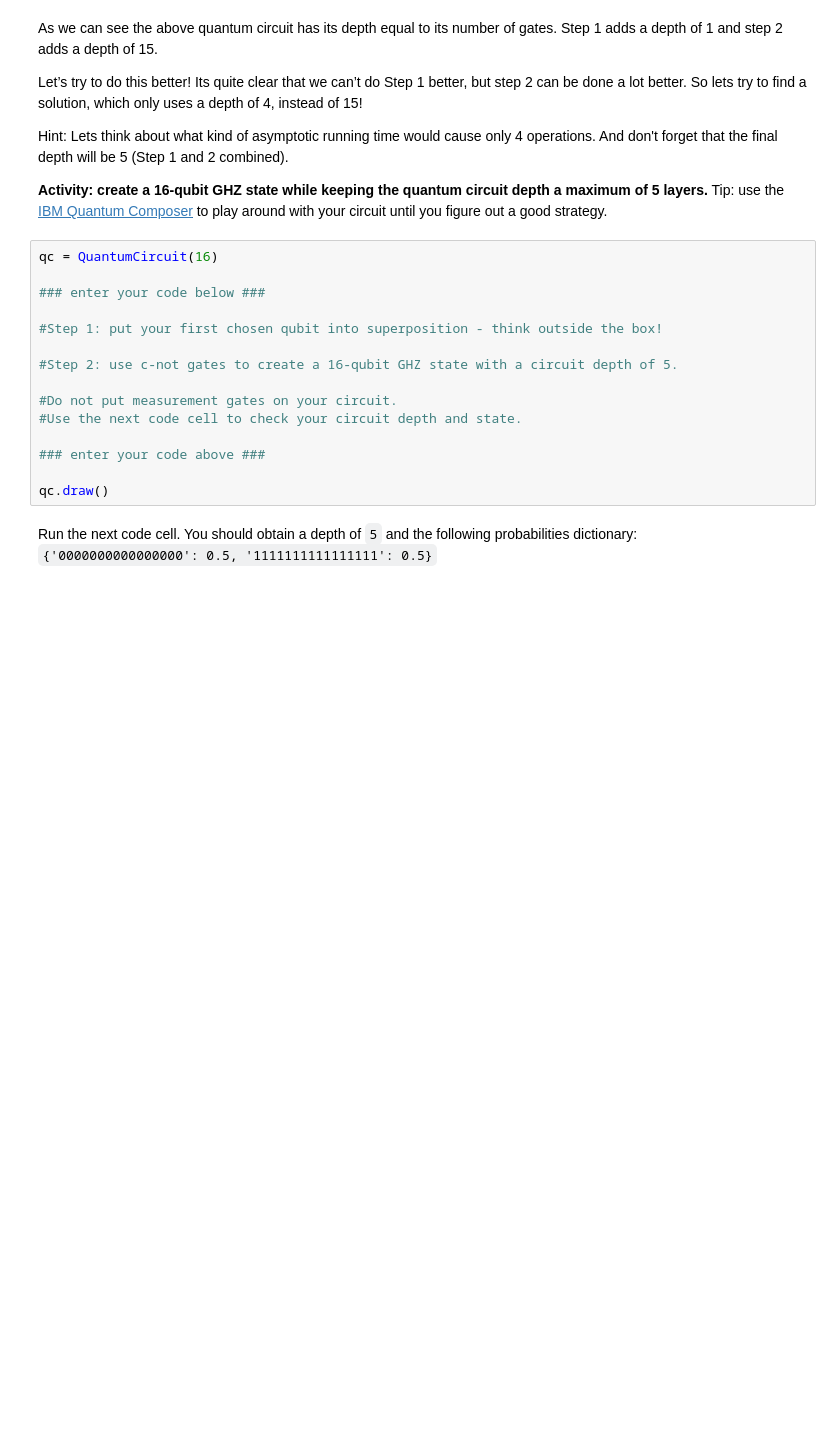
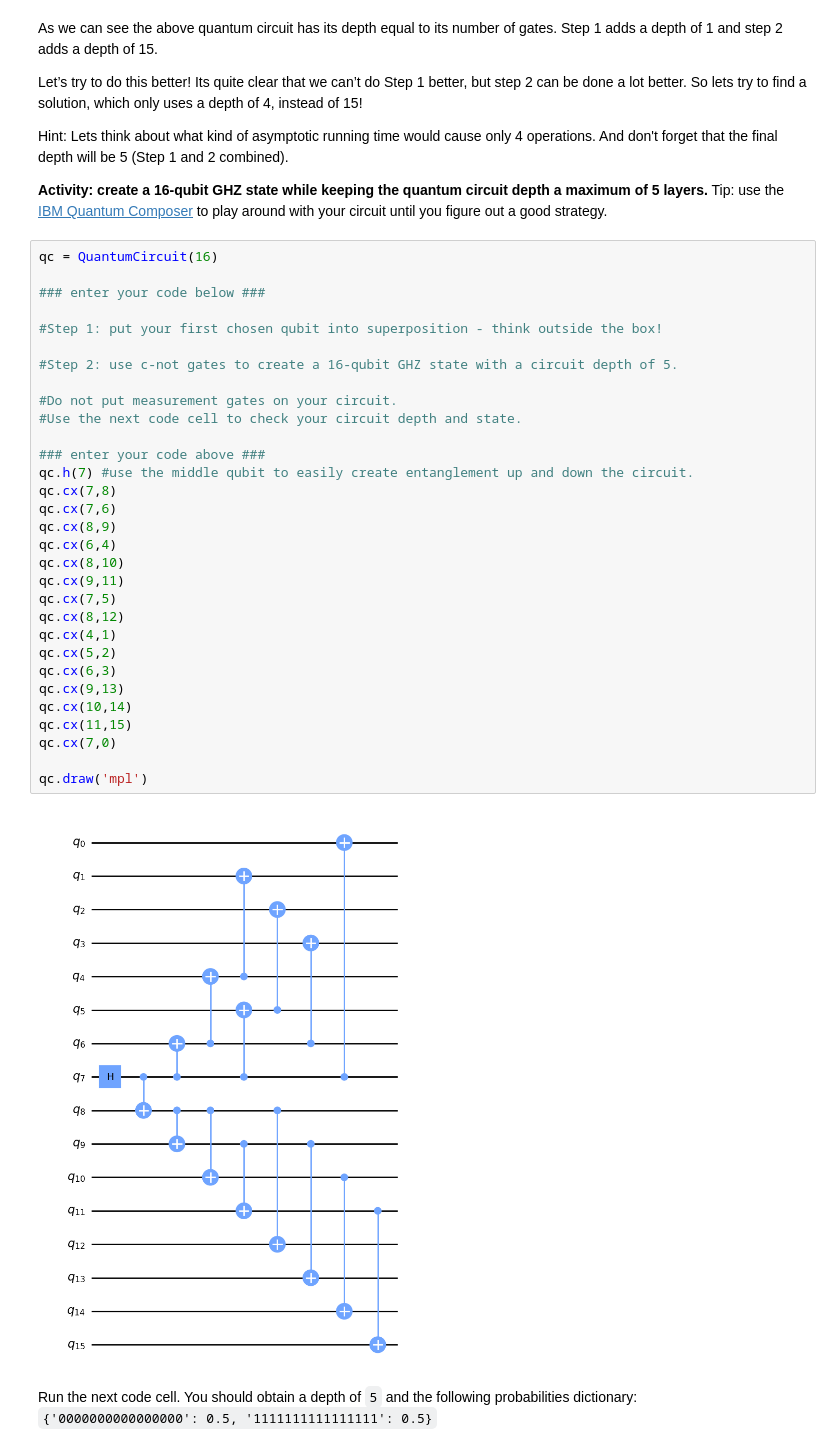
Before and after one commit to el-dAna/Quantum_Computing_notes, a Jupyter notebook: QE_Badge4_Lab1_2023.ipynb, the cells around one changed output. Drawn from its saved outputs; the diff is of its cells as text; blank space fills up the shorter version.

```diff
--- a/QE_Badge4_Lab1_2023.ipynb
+++ b/QE_Badge4_Lab1_2023.ipynb
@@ -70,18 +70,36 @@ Hint: Lets think about what kind of asymptotic running time would cause only 4 o
 # %%
 qc = QuantumCircuit(16)
 
 ### enter your code below ###
 
 #Step 1: put your first chosen qubit into superposition - think outside the box!
 
 #Step 2: use c-not gates to create a 16-qubit GHZ state with a circuit depth of 5.
 
 #Do not put measurement gates on your circuit.
 #Use the next code cell to check your circuit depth and state.
 
 ### enter your code above ###
+qc.h(7) #use the middle qubit to easily create entanglement up and down the circuit.
+qc.cx(7,8)
+qc.cx(7,6)
+qc.cx(8,9)
+qc.cx(6,4)
+qc.cx(8,10)
+qc.cx(9,11)
+qc.cx(7,5)
+qc.cx(8,12)
+qc.cx(4,1)
+qc.cx(5,2)
+qc.cx(6,3)
+qc.cx(9,13)
+qc.cx(10,14)
+qc.cx(11,15)
+qc.cx(7,0)
 
-qc.draw()
+qc.draw('mpl')
+# %% [output]
+[figure, added]
 # %% [markdown]
 Run the next code cell. You should obtain a depth of `5` and the following probabilities dictionary:
 `{'0000000000000000': 0.5, '1111111111111111': 0.5}`
```
Also changed, not shown: parts of 2 cells of this notebook, 4 other files.
